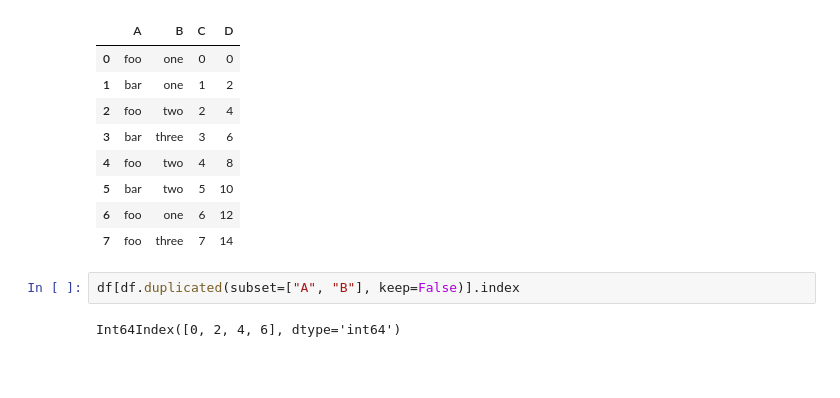
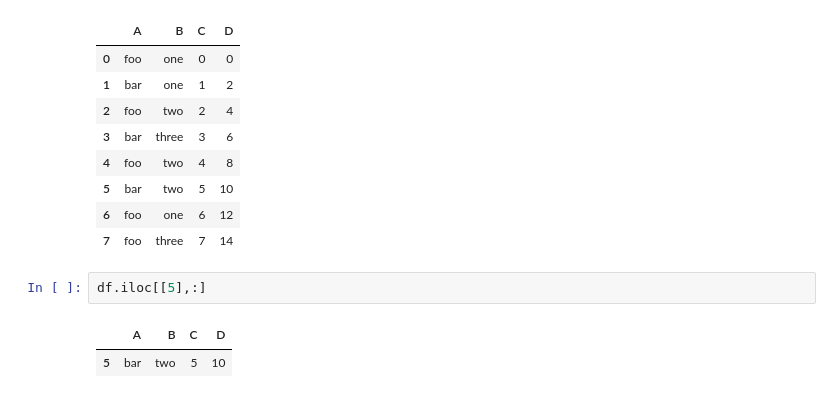
Before and after one commit to shirazipooya/dashboard, a Jupyter notebook: notebook.ipynb, the cells around one changed output. Drawn from its saved outputs; the diff is of its cells as text; blank space fills up the shorter version.

```diff
--- a/notebook.ipynb
+++ b/notebook.ipynb
@@ -180,7 +180,8 @@ df
 | 5 | bar | two | 5 | 10 |
 | 6 | foo | one | 6 | 12 |
 | 7 | foo | three | 7 | 14 |
-# %%
-df[df.duplicated(subset=["A", "B"], keep=False)].index
-# %% [output]
-Int64Index([0, 2, 4, 6], dtype='int64')
+# %%
+df.iloc[[5],:]
+# %% [output]
+|  | A | B | C | D |
+| 5 | bar | two | 5 | 10 |
```
Also changed, not shown: 7 other files.
